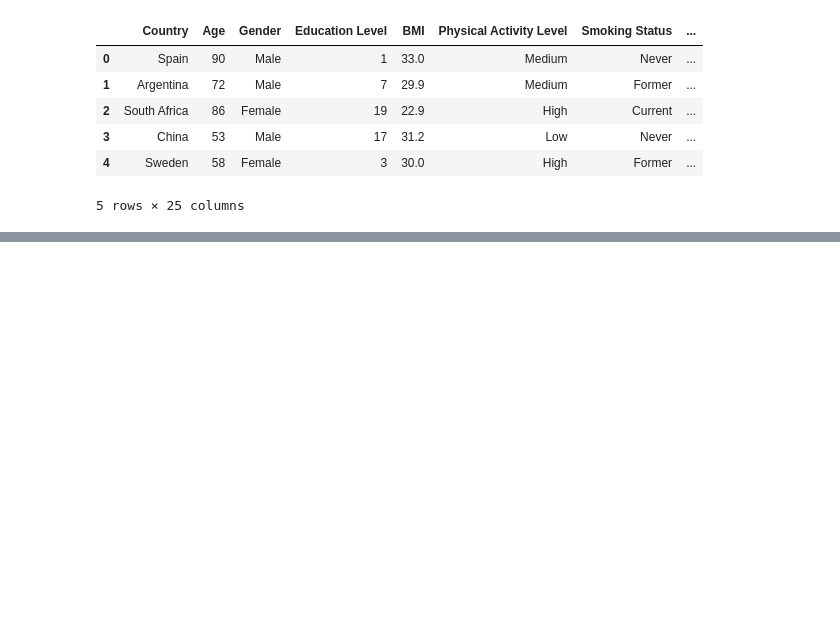
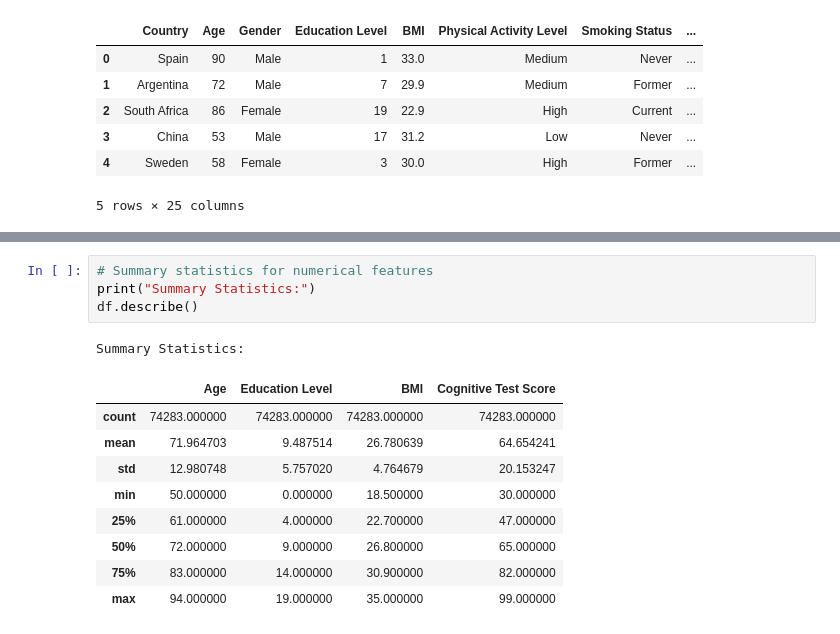
Before and after one commit to ileontios03/EPL448_Project, a Jupyter notebook: eda.ipynb, the cells around one changed output, grey strips where cells are left out. Saved outputs shown, nothing was run; the diff lists cells and outputs as text; blank space fills up the shorter version.

```diff
--- a/eda.ipynb
+++ b/eda.ipynb
@@ -19,0 +67,15 @@ df.head()
+# %%
+# Summary statistics for numerical features
+print("Summary Statistics:")
+df.describe()
+# %% [output]
+Summary Statistics:
+|  | Age | Education Level | BMI | Cognitive Test Score |
+| count | 74283.000000 | 74283.000000 | 74283.000000 | 74283.000000 |
+| mean | 71.964703 | 9.487514 | 26.780639 | 64.654241 |
+| std | 12.980748 | 5.757020 | 4.764679 | 20.153247 |
+| min | 50.000000 | 0.000000 | 18.500000 | 30.000000 |
+| 25% | 61.000000 | 4.000000 | 22.700000 | 47.000000 |
+| 50% | 72.000000 | 9.000000 | 26.800000 | 65.000000 |
+| 75% | 83.000000 | 14.000000 | 30.900000 | 82.000000 |
+| max | 94.000000 | 19.000000 | 35.000000 | 99.000000 |
```
Also changed, not shown: parts of 4 cells of this notebook.
